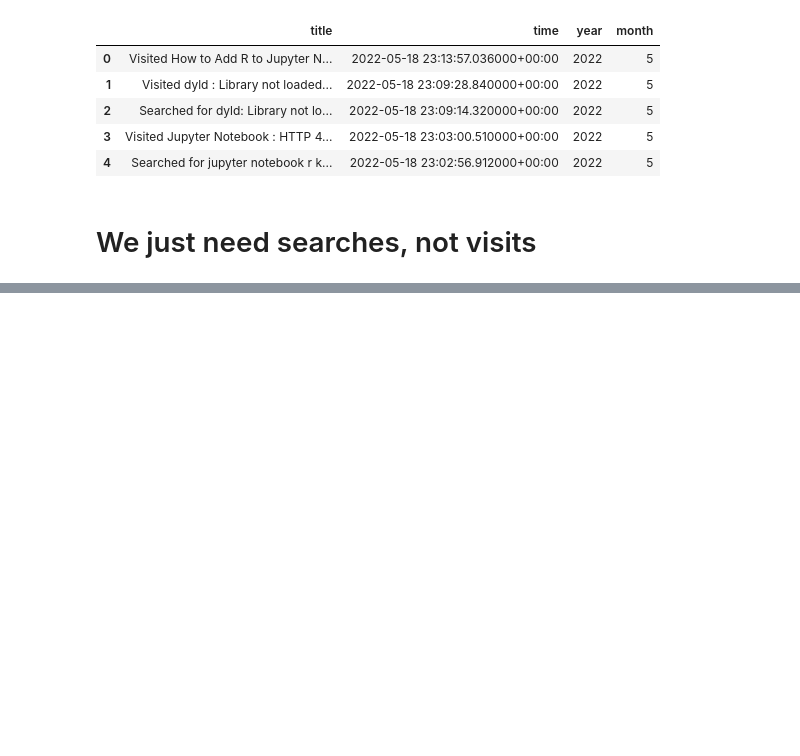
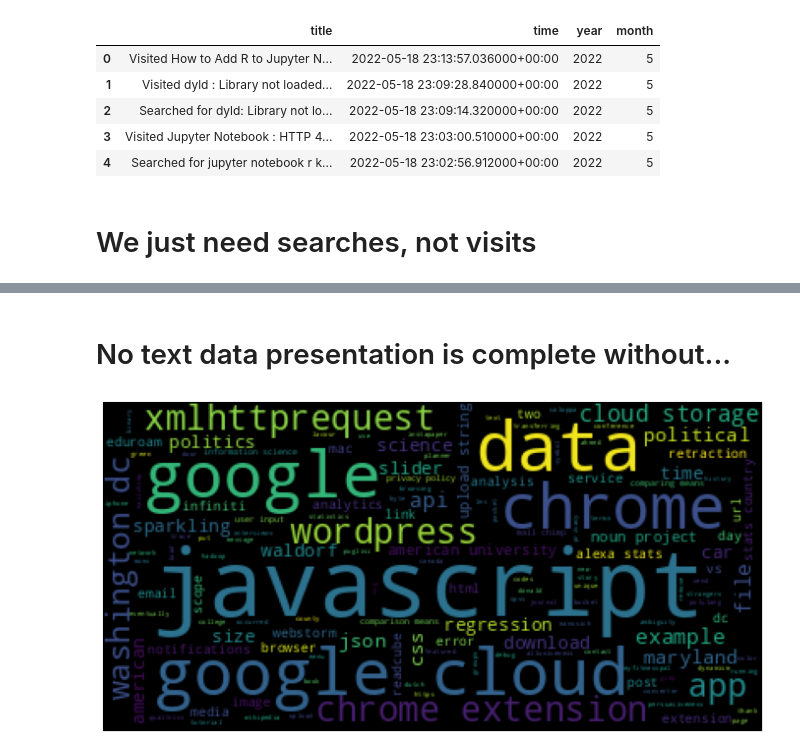
Before and after one commit to erickaakcire/explore_google_takeout, a Jupyter notebook: Google Takout - Search Data - ICA Hackathon 2022.ipynb, the cells around one changed output, grey strips where cells are left out. Saved outputs shown, nothing was run; the diff lists cells and outputs as text; code cells hidden in the pictures; blank space fills up the shorter version.

```diff
--- a/Google Takout - Search Data - ICA Hackathon 2022.ipynb
+++ b/Google Takout - Search Data - ICA Hackathon 2022.ipynb
@@ -160,5 +168,5 @@ df['search terms'] = df['title'].str.extract(r'Searched for (.*)', expand=False)
 # %%
-df = df.loc[(df['search terms'].notnull())]
+df = df.loc[(df['search_terms'].notnull())]
 df.head()
 # %% [output]
 |  | title | time | year | month | search terms |
@@ -174,6 +228,17 @@ df['search terms'] = df['search terms'].str.lower()
 # %%
-import string
+#take out stop words & punctuation
 
-def
-    txt.strip(string.punctuation)
+def rm_punct(all_words):
+    #Empty list to store words:
+    words_no_punct = []
+
+    #Removing punctuation marks :
+    for w in all_words:
+        if w not in stopwords:
+            if w.isalpha():
+                words_no_punct.append(w.lower())
+    return words_no_punct
+
+df['term_cleaned'] = df.apply(lambda row: rm_punct(row['term_tokenized']), axis=1).copy()
+df.tail()
 # %% [output]
@@ -180,0 +253,4 @@ AttributeError: 'Series' object has no attribute 'strip'
+# %%
+# get a specific month
+df_test = df.loc[(df['month'] == 5) & (df['year'] == 2015) & (df['term_cleaned'].notnull())]
+df_test
@@ -181,2 +273,4 @@ AttributeError: 'Series' object has no attribute 'strip'
 # %%
-df['search terms'].str.split(' ', expand=False)
+list_of_lists = df_test.term_cleaned.tolist()
+flat_list = [item for sublist in list_of_lists for item in sublist]
+as_text = ' '.join(flat_list)
@@ -195,0 +295,2 @@ Name: search terms, Length: 26948, dtype: object
+# %% [markdown]
+# No text data presentation is complete without...
@@ -195,0 +299,19 @@ Name: search terms, Length: 26948, dtype: object
+# %%
+#Library to form wordcloud :
+from wordcloud import WordCloud
+
+#Library to plot the wordcloud :
+import matplotlib.pyplot as plt
+
+#Generating the wordcloud :
+wordcloud = WordCloud().generate(as_text)
+
+#Plot the wordcloud :
+plt.figure(figsize = (12, 12))
+plt.imshow(wordcloud)
+
+#To remove the axis value :
+plt.axis("off")
+plt.show()
+# %% [output]
+[figure, added]
```
Also changed, not shown: parts of 20 cells of this notebook, 1 other file.
